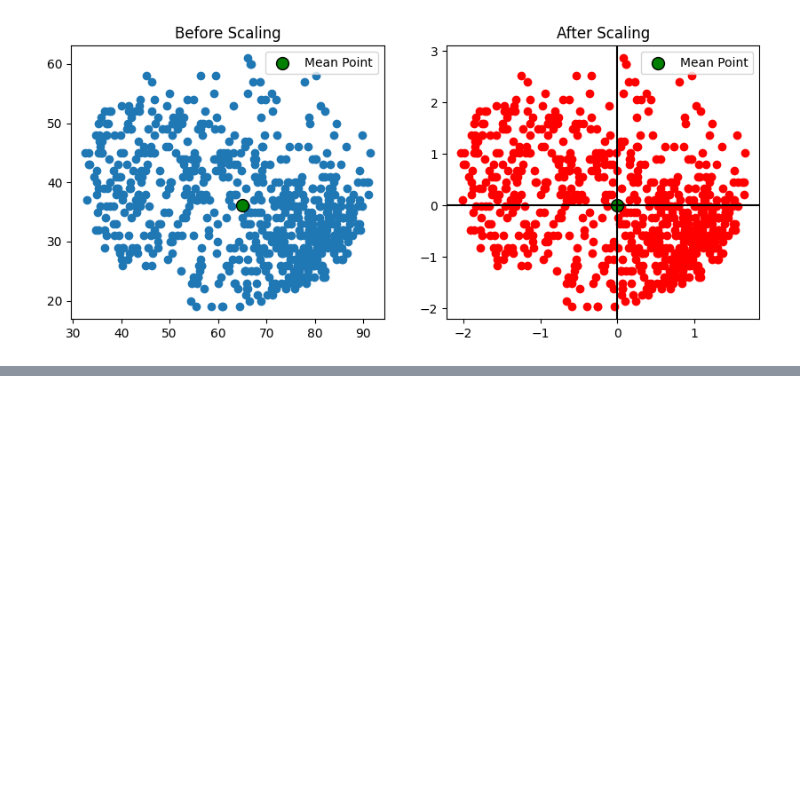
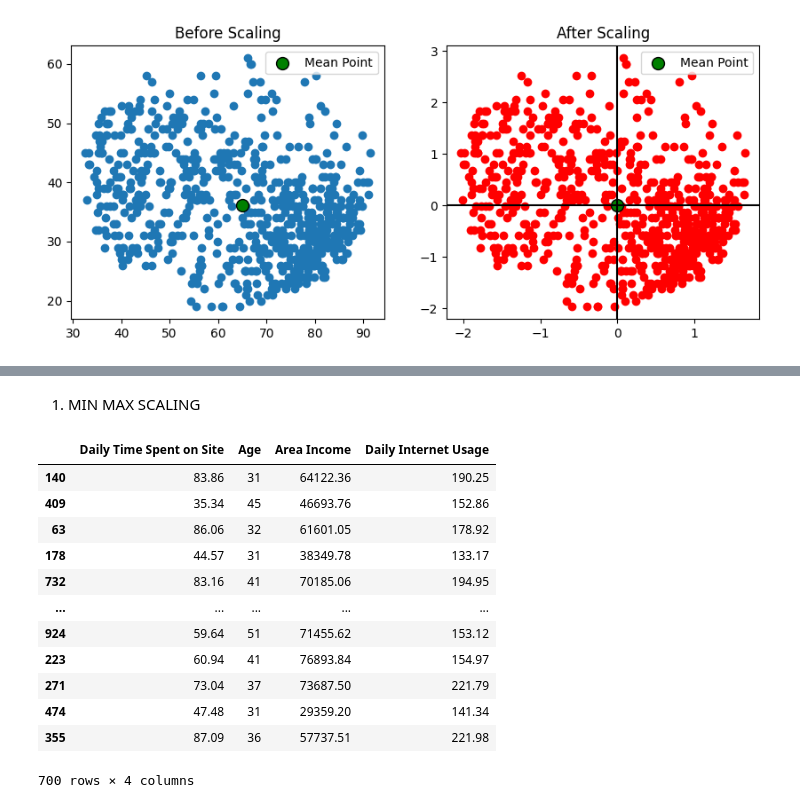
Before and after one commit to khanalasmit/machinelearning, a Jupyter notebook: featureengineering.ipynb, the cells around one changed output, grey strips where cells are left out. Cells and saved outputs as stored; diff of their text form; code cells hidden in the pictures; blank space fills up the shorter version.

```diff
--- a/featureengineering.ipynb
+++ b/featureengineering.ipynb
@@ -134,0 +163,18 @@ In the figure above, we can see that the mean is centered to zero after scaling
+# %% [markdown]
+1. MIN MAX SCALING
+# %%
+X_train
+# %% [output]
+|  | Daily Time Spent on Site | Age | Area Income | Daily Internet Usage |
+| 140 | 83.86 | 31 | 64122.36 | 190.25 |
+| 409 | 35.34 | 45 | 46693.76 | 152.86 |
+| 63 | 86.06 | 32 | 61601.05 | 178.92 |
+| 178 | 44.57 | 31 | 38349.78 | 133.17 |
+| 732 | 83.16 | 41 | 70185.06 | 194.95 |
+| ... | ... | ... | ... | ... |
+| 924 | 59.64 | 51 | 71455.62 | 153.12 |
+| 223 | 60.94 | 41 | 76893.84 | 154.97 |
+| 271 | 73.04 | 37 | 73687.50 | 221.79 |
+| 474 | 47.48 | 31 | 29359.20 | 141.34 |
+| 355 | 87.09 | 36 | 57737.51 | 221.98 |
+700 rows × 4 columns
```
Also changed, not shown: parts of 14 cells of this notebook, 1 other file.
